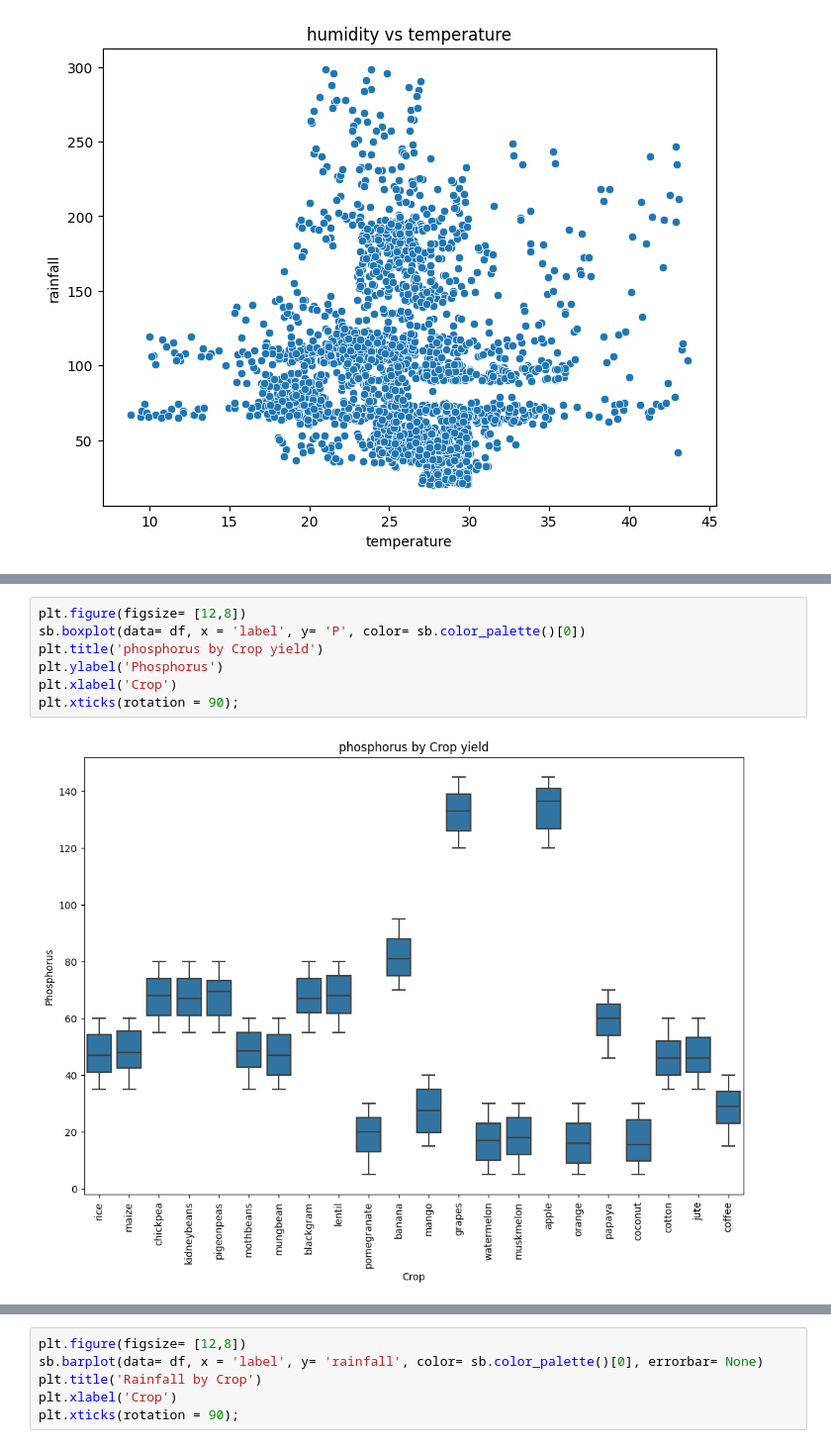
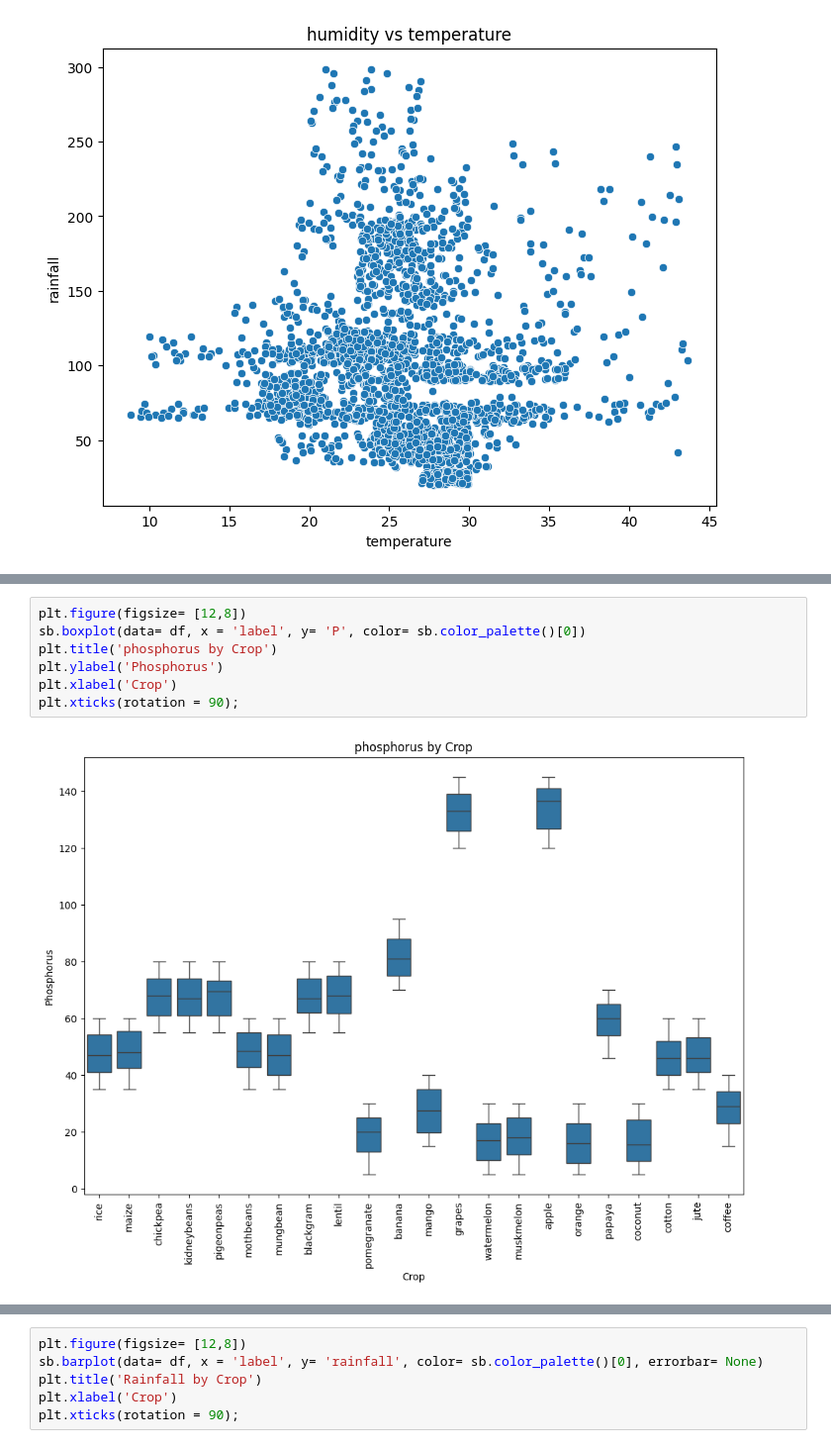
Before and after one commit to Exwhybaba/Crop-Recommendation-System, a Jupyter notebook: Crop recomendation model.ipynb, the cells around one changed output, grey strips where cells are left out. Shown at 99% size. Drawn from its saved outputs; the diff is of its cells as text.

```diff
--- a/Crop recomendation model.ipynb
+++ b/Crop recomendation model.ipynb
@@ -173,12 +174,12 @@ plt.xticks(rotation = 90);
 # %%
 plt.figure(figsize= [12,8])
 sb.boxplot(data= df, x = 'label', y= 'P', color= sb.color_palette()[0])
-plt.title('phosphorus by Crop yield')
+plt.title('phosphorus by Crop')
 plt.ylabel('Phosphorus')
 plt.xlabel('Crop')
 plt.xticks(rotation = 90);
 # %% [output]
-[figure, old version]
+[figure, new version]
 # %%
 plt.figure(figsize= [12,8])
 sb.boxplot(data= df, x = 'label', y= 'K', color= sb.color_palette()[0])
```
Also changed, not shown: parts of 26 cells of this notebook, 5 other files.
